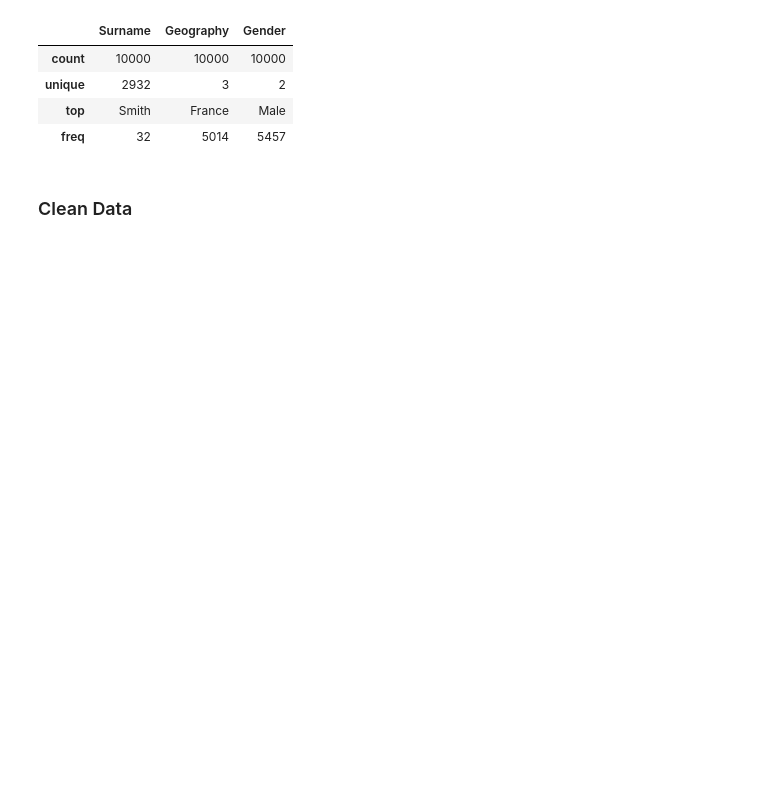
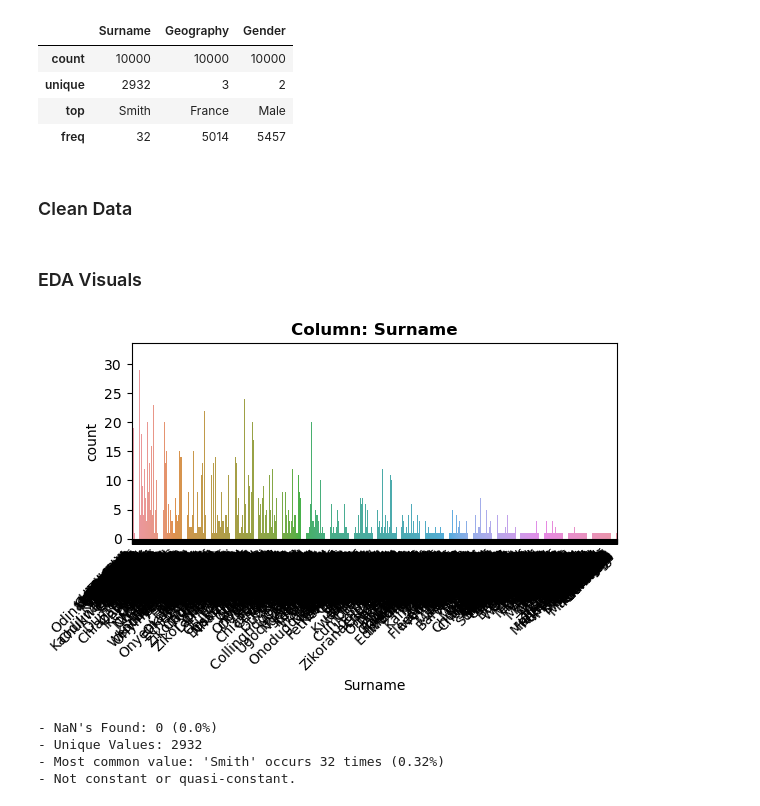
Before and after one commit to krisbarbier/Bank-Customer-Churn, a Jupyter notebook: Bank Customer Churn Rates.ipynb, the cells around one changed output. Cells and saved outputs as stored; diff of their text form; code cells hidden in the pictures; blank space fills up the shorter version.

```diff
--- a/Bank Customer Churn Rates.ipynb
+++ b/Bank Customer Churn Rates.ipynb
@@ -255,3 +255,14 @@ df.describe(exclude = 'number')
 #Check for missing values
 # %%
 #Add non-binarized columns for visuals
+# %% [markdown]
+### EDA Visuals
+# %%
+#Call function
+explore_categorical(df, x = "Surname");
+# %% [output]
+[figure, added]
+- NaN's Found: 0 (0.0%)
+- Unique Values: 2932
+- Most common value: 'Smith' occurs 32 times (0.32%)
+- Not constant or quasi-constant.
```
Also changed, not shown: parts of 18 cells of this notebook.
